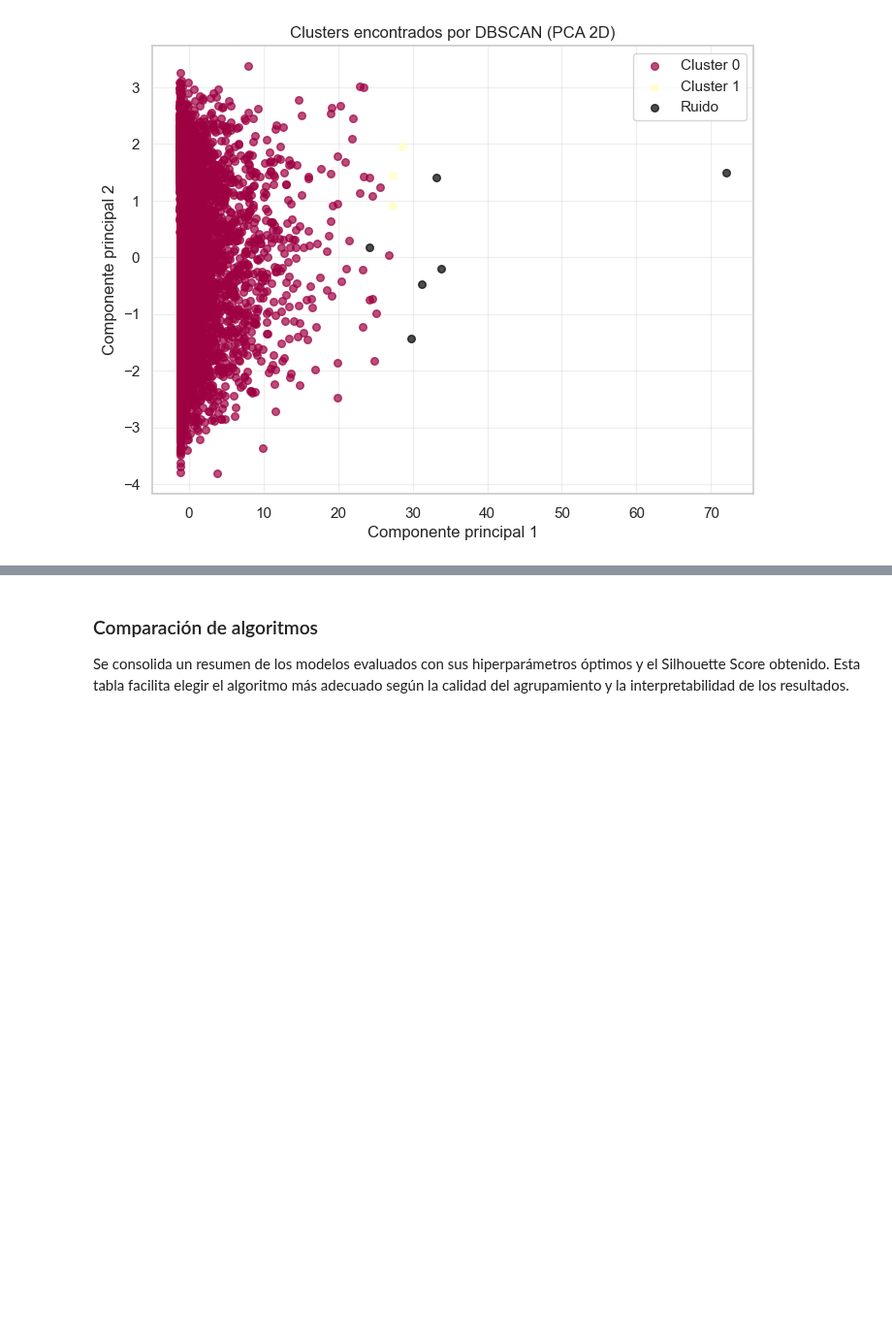
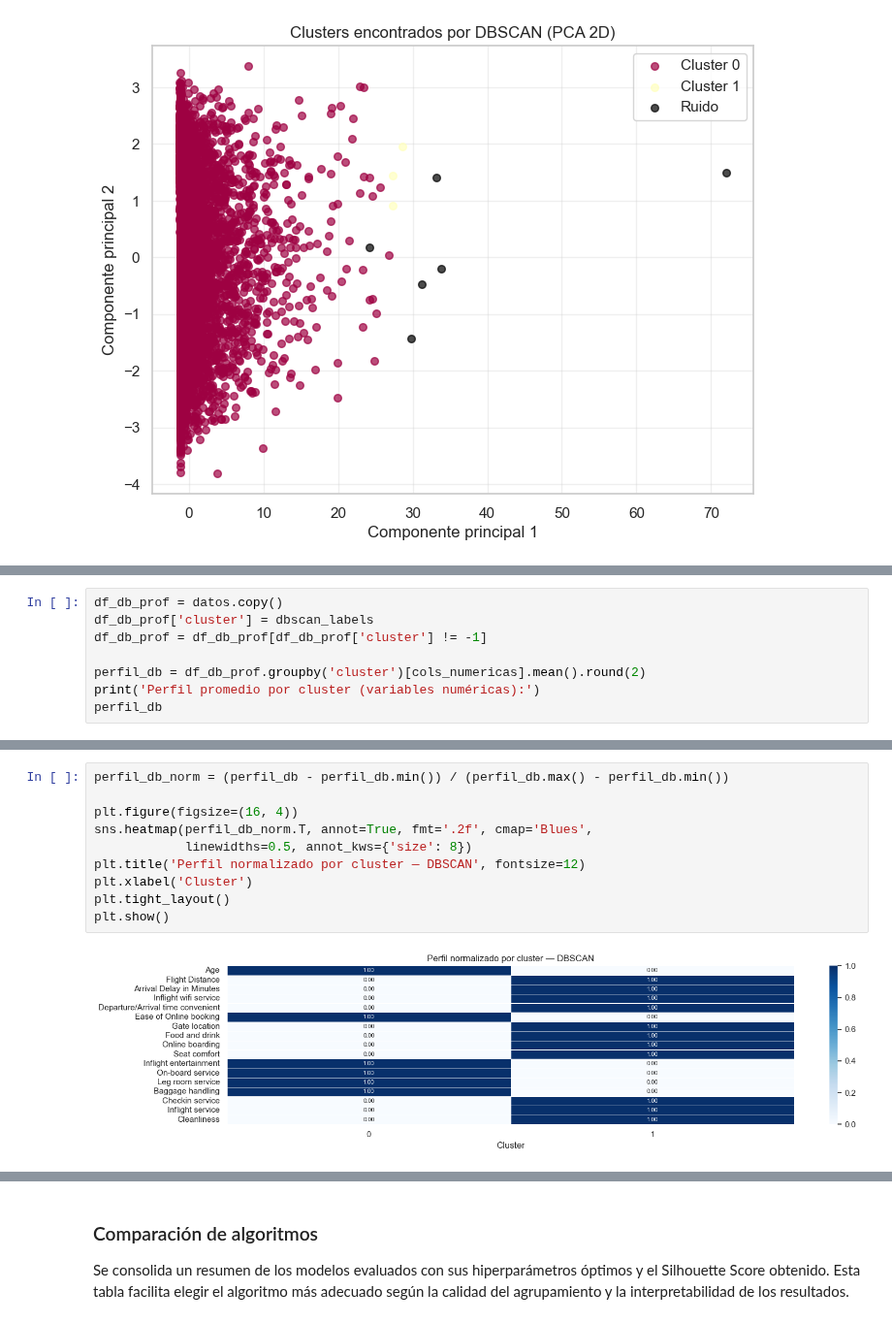
Before and after one commit to estefania-garcia/L4-Tarea-de-Agrupacion, a Jupyter notebook: Laboratorio 4.ipynb, the cells around one changed output, grey strips where cells are left out. Shown at 97% size. Cells and saved outputs as stored; diff of their text form; blank space fills up the shorter version.

```diff
--- a/Laboratorio 4.ipynb
+++ b/Laboratorio 4.ipynb
@@ -834,0 +865,8 @@ plt.show()
+# %%
+df_db_prof = datos.copy()
+df_db_prof['cluster'] = dbscan_labels
+df_db_prof = df_db_prof[df_db_prof['cluster'] != -1]
+
+perfil_db = df_db_prof.groupby('cluster')[cols_numericas].mean().round(2)
+print('Perfil promedio por cluster (variables numéricas):')
+perfil_db
@@ -834,0 +879,12 @@ plt.show()
+# %%
+perfil_db_norm = (perfil_db - perfil_db.min()) / (perfil_db.max() - perfil_db.min())
+
+plt.figure(figsize=(16, 4))
+sns.heatmap(perfil_db_norm.T, annot=True, fmt='.2f', cmap='Blues',
+            linewidths=0.5, annot_kws={'size': 8})
+plt.title('Perfil normalizado por cluster — DBSCAN', fontsize=12)
+plt.xlabel('Cluster')
+plt.tight_layout()
+plt.show()
+# %% [output]
+[figure, added]
```
Also changed, not shown: parts of 13 cells of this notebook.
